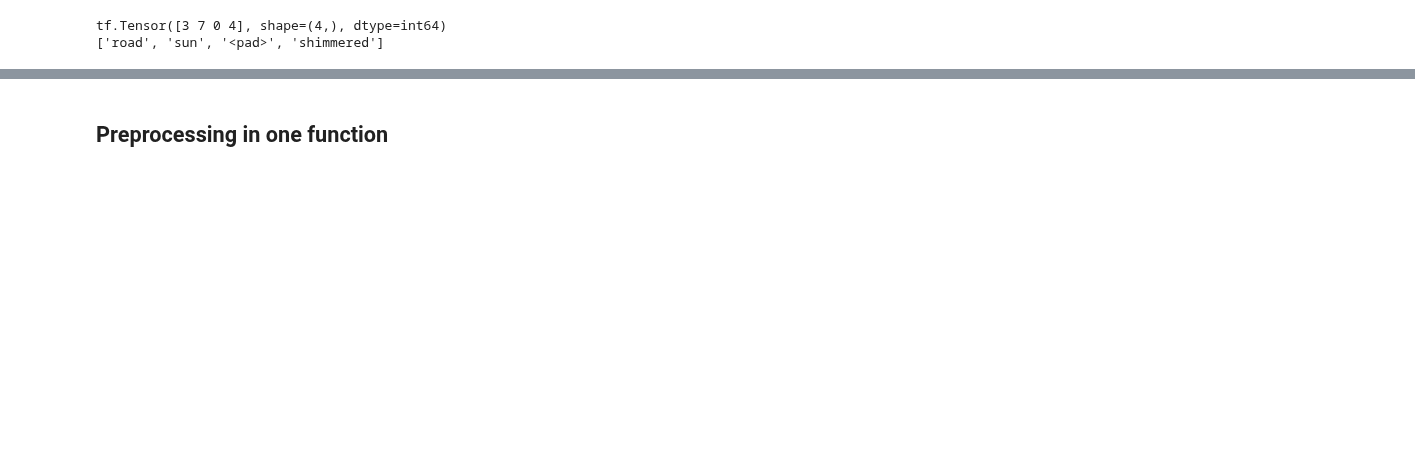
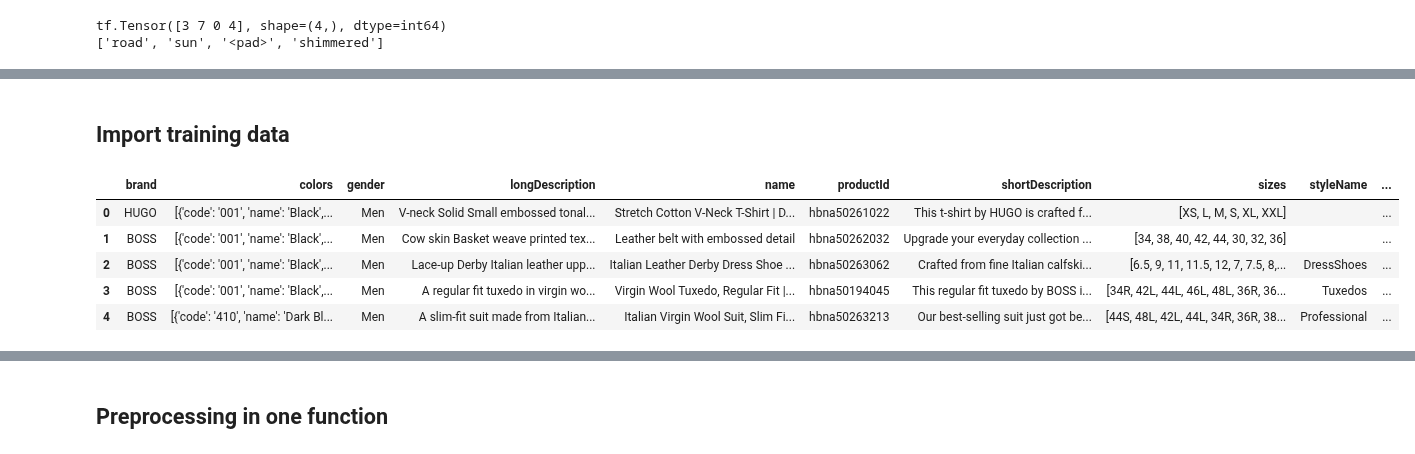
Before and after one commit to xD33m/BA_Jupyter_Notebook, a Jupyter notebook: index_synonyms/whoosh_word2vev_prods.ipynb, the cells around one changed output, grey strips where cells are left out. Drawn from its saved outputs; the diff is of its cells as text; code cells hidden in the pictures; blank space fills up the shorter version.

```diff
--- a/index_synonyms/whoosh_word2vev_prods.ipynb
+++ b/index_synonyms/whoosh_word2vev_prods.ipynb
@@ -202,2 +296,4 @@ target  : tf.Tensor(3, shape=(), dtype=int32)
 context : tf.Tensor([1 3 7 0 4], shape=(5,), dtype=int64)
 label   : tf.Tensor([1 0 0 0 0], shape=(5,), dtype=int64)
+# %% [markdown]
+## Import training data
@@ -203,0 +303,13 @@ label   : tf.Tensor([1 0 0 0 0], shape=(5,), dtype=int64)
+# %%
+with open(r"E:\Users\Lucas xD\Downloads\Products_Q_US_edited.json", encoding="utf8") as json_file:
+    data = json.load(json_file)
+# %%
+df = pd.json_normalize(data)
+df.head()
+# %% [output]
+|  | brand | colors | gender | longDescription | name | productId | shortDescription | sizes | styleName | ... |
+| 0 | HUGO | [{'code': '001', 'name': 'Black',... | Men | V-neck Solid Small embossed tonal... | Stretch Cotton V-Neck T-Shirt | D... | hbna50261022 | This t-shirt by HUGO is crafted f... | [XS, L, M, S, XL, XXL] |  | ... |
+| 1 | BOSS | [{'code': '001', 'name': 'Black',... | Men | Cow skin Basket weave printed tex... | Leather belt with embossed detail | hbna50262032 | Upgrade your everyday collection ... | [34, 38, 40, 42, 44, 30, 32, 36] |  | ... |
+| 2 | BOSS | [{'code': '001', 'name': 'Black',... | Men | Lace-up Derby Italian leather upp... | Italian Leather Derby Dress Shoe ... | hbna50263062 | Crafted from fine Italian calfski... | [6.5, 9, 11, 11.5, 12, 7, 7.5, 8,... | DressShoes | ... |
+| 3 | BOSS | [{'code': '001', 'name': 'Black',... | Men | A regular fit tuxedo in virgin wo... | Virgin Wool Tuxedo, Regular Fit |... | hbna50194045 | This regular fit tuxedo by BOSS i... | [34R, 42L, 44L, 46L, 48L, 36R, 36... | Tuxedos | ... |
+| 4 | BOSS | [{'code': '410', 'name': 'Dark Bl... | Men | A slim-fit suit made from Italian... | Italian Virgin Wool Suit, Slim Fi... | hbna50263213 | Our best-selling suit just got be... | [44S, 48L, 42L, 44L, 34R, 36R, 38... | Professional | ... |
```
Also changed, not shown: parts of 51 cells of this notebook, 19 other files.
